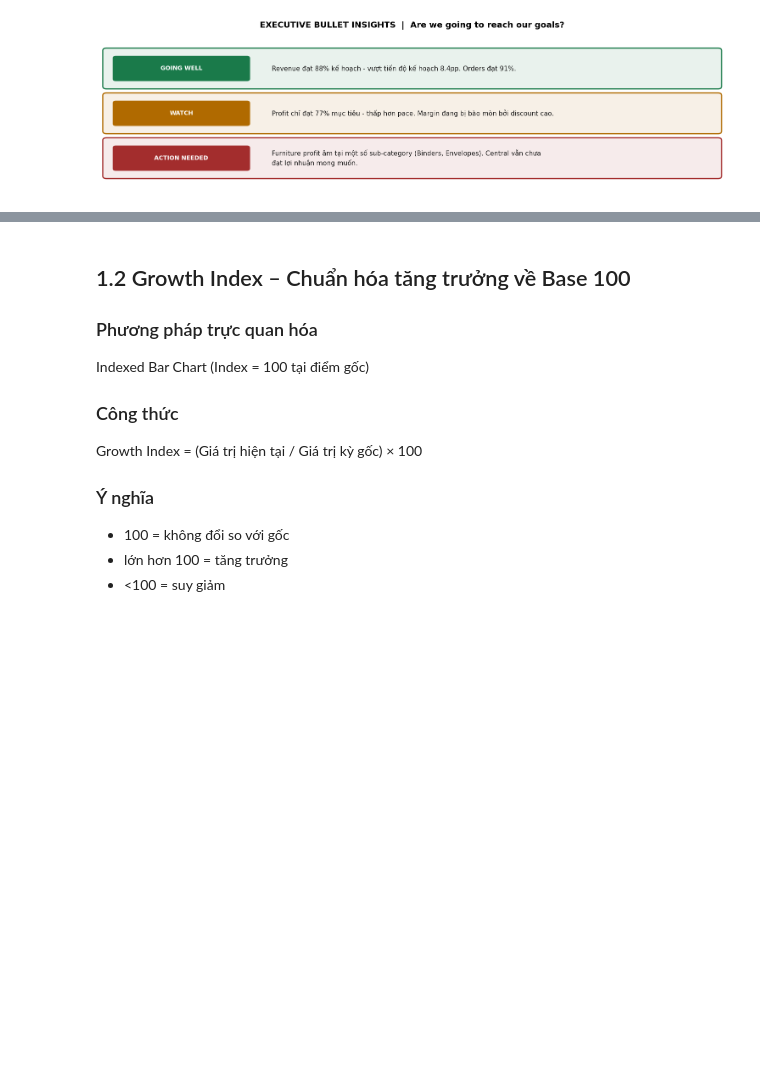
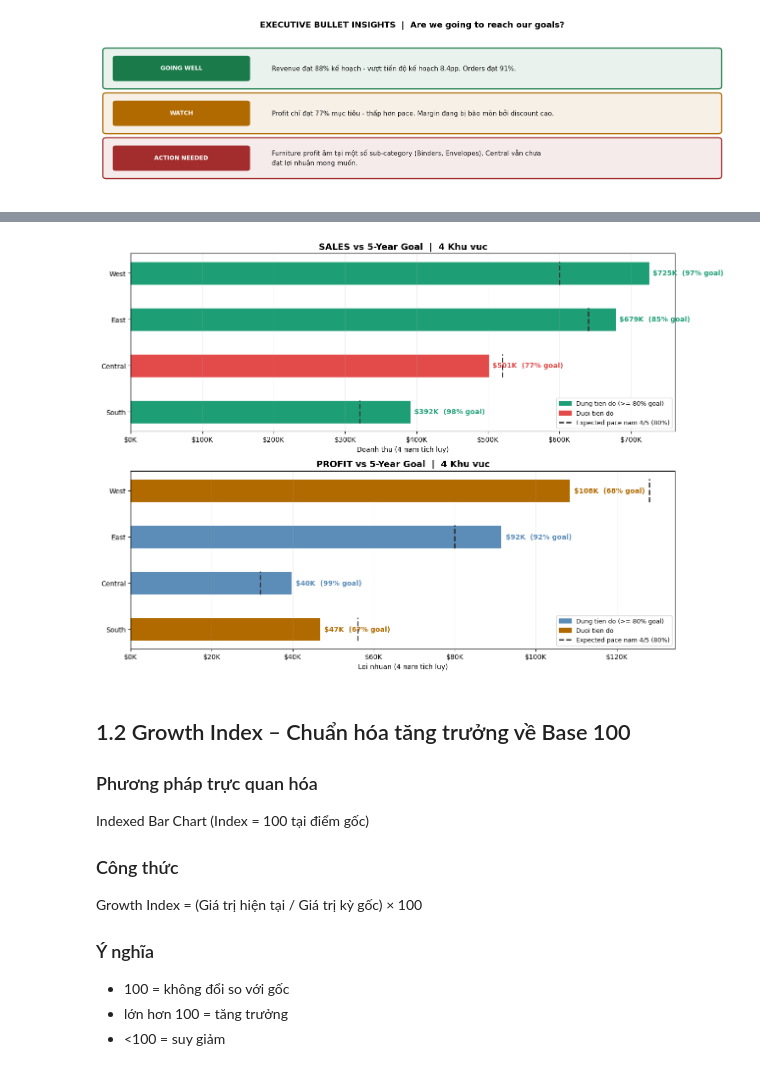
Before and after one commit to Thuily05/archive, a Jupyter notebook: chapter7_executive_dashboard_complete (1).ipynb, the cells around one changed output, grey strips where cells are left out. Saved outputs shown, nothing was run; the diff lists cells and outputs as text; code cells hidden in the pictures; blank space fills up the shorter version.

```diff
--- a/chapter7_executive_dashboard_complete (1).ipynb
+++ b/chapter7_executive_dashboard_complete (1).ipynb
@@ -1290,47 +1298,90 @@ plt.show()
 # %%
-
-# ── Region Bar: So sánh doanh thu 4 vùng vs Target
+# ── Region Bar: So sánh doanh thu & lợi nhuận 4 vùng vs Target (5 năm)
 import matplotlib.patches as mpatches
 from matplotlib.lines import Line2D
 
-region_sales   = df.groupby('Region')['Sales'].sum().sort_values(ascending=True)
-region_targets = {'South': 500_000, 'Central': 700_000, 'East': 1_000_000, 'West': 900_000}
+sale_goals   = {'East': 800_000, 'West': 750_000, 'South': 400_000, 'Central': 650_000}
+profit_goals = {'East': 100_000, 'West': 160_000, 'South': 70_000,  'Central': 40_000}
 
-regions = region_sales.index.tolist()
-vals    = region_sales.values
-colors  = ['#1D9E75' if vals[i] >= region_targets.get(regions[i], 0) else '#E24B4A'
-           for i in range(len(regions))]
+PACE = 4 / 5
 
-fig, ax = plt.subplots(figsize=(10, 4))
+region_sales  = df.groupby('Region')['Sales'].sum()
+region_profit = df.groupby('Region')['Profit'].sum()
 
-bars = ax.barh(regions, vals, color=colors, edgecolor='white', linewidth=0.8, height=0.5)
+regions = sorted(sale_goals.keys(), key=lambda r: region_sales[r])
+sales_vals  = [region_sales[r]  for r in regions]
+profit_vals = [region_profit[r] for r in regions]
+
+COLOR_OK      = '#1D9E75'
+COLOR_BAD     = '#E24B4A'
+COLOR_PFT     = '#5B8DB8'
+COLOR_PFT_BAD = '#b06a00'
+
+fig, axes = plt.subplots(2, 1, figsize=(13, 9))
+fig.subplots_adjust(hspace=0.45)
+
+# ── Subplot 1: Sales
+ax = axes[0]
+colors_s = [COLOR_OK if sales_vals[i] >= sale_goals[regions[i]] * PACE else COLOR_BAD
+            for i in range(len(regions))]
+bars = ax.barh(regions, sales_vals, color=colors_s, edgecolor='white',
+               linewidth=0.8, height=0.5)
 
 for i, (region, bar) in enumerate(zip(regions, bars)):
-    target = region_targets.get(region, 0)
-    # Đường target
-    ax.vlines(target,
-              bar.get_y(), bar.get_y() + bar.get_height(),
+    goal     = sale_goals[region]
+    expected = goal * PACE
+    ax.vlines(expected, bar.get_y(), bar.get_y() + bar.get_height(),
               color='#333333', linestyle='--', linewidth=2, zorder=5)
-    # % đạt
-    pct = vals[i] / target * 100
-    ax.text(vals[i] + 8000, bar.get_y() + bar.get_height() / 2,
-            f'${vals[i]/1000:.0f}K  ({pct:.0f}%)',
+    pct_of_goal = sales_vals[i] / goal * 100
+    ax.text(sales_vals[i] + 5000,
+            bar.get_y() + bar.get_height() / 2,
+            f'${sales_vals[i]/1000:.0f}K  ({pct_of_goal:.0f}% goal)',
             va='center', fontsize=10, fontweight='bold',
-            color='#1a7a4a' if vals[i] >= target else '#a32d2d')
+            color=COLOR_OK if sales_vals[i] >= expected else COLOR_BAD)
 
-legend_elements = [
-    mpatches.Patch(color='#1D9E75', label='Đạt mục tiêu ✅'),
-    mpatches.Patch(color='#E24B4A', label='Chưa đạt ⚠️'),
-    Line2D([0], [0], color='#333333', linestyle='--', linewidth=2, label='Target'),
-]
-ax.legend(handles=legend_elements, frameon=False, loc='lower right', fontsize=9)
 ax.xaxis.set_major_formatter(plt.FuncFormatter(lambda v, _: f'${v/1000:.0f}K'))
-ax.set_title('REGION COMPARISON vs TARGET  |  4 Khu vực',
-             fontsize=12, fontweight='bold')
-ax.set_xlabel('Doanh thu')
+ax.set_title('SALES vs 5-Year Goal  |  4 Khu vuc', fontsize=13, fontweight='bold')
+ax.set_xlabel('Doanh thu (4 nam tich luy)')
 ax.grid(True, axis='x', alpha=0.2)
+ax.legend(handles=[
+    mpatches.Patch(color=COLOR_OK,  label='Dung tien do (>= 80% goal)'),
+    mpatches.Patch(color=COLOR_BAD, label='Duoi tien do'),
+    Line2D([0], [0], color='#333333', linestyle='--', linewidth=2, label='Expected pace nam 4/5 (80%)'),
+], frameon=True, loc='lower right', fontsize=9)
+
+# ── Subplot 2: Profit
+ax = axes[1]
+colors_p = [COLOR_PFT if profit_vals[i] >= profit_goals[regions[i]] * PACE else COLOR_PFT_BAD
+            for i in range(len(regions))]
+bars2 = ax.barh(regions, profit_vals, color=colors_p, edgecolor='white',
+                linewidth=0.8, height=0.5)
+
+for i, (region, bar) in enumerate(zip(regions, bars2)):
+    goal     = profit_goals[region]
+    expected = goal * PACE
+    ax.vlines(expected, bar.get_y(), bar.get_y() + bar.get_height(),
+              color='#333333', linestyle='--', linewidth=2, zorder=5)
+    pct_of_goal = profit_vals[i] / goal * 100
+    ax.text(profit_vals[i] + 1000,
+            bar.get_y() + bar.get_height() / 2,
+            f'${profit_vals[i]/1000:.0f}K  ({pct_of_goal:.0f}% goal)',
+            va='center', fontsize=10, fontweight='bold',
+            color=COLOR_PFT if profit_vals[i] >= expected else COLOR_PFT_BAD)
+
+ax.xaxis.set_major_formatter(plt.FuncFormatter(lambda v, _: f'${v/1000:.0f}K'))
+ax.set_title('PROFIT vs 5-Year Goal  |  4 Khu vuc', fontsize=13, fontweight='bold')
+ax.set_xlabel('Loi nhuan (4 nam tich luy)')
+ax.grid(True, axis='x', alpha=0.2)
+ax.legend(handles=[
+    mpatches.Patch(color=COLOR_PFT,     label='Dung tien do (>= 80% goal)'),
+    mpatches.Patch(color=COLOR_PFT_BAD, label='Duoi tien do'),
+    Line2D([0], [0], color='#333333', linestyle='--', linewidth=2, label='Expected pace nam 4/5 (80%)'),
+], frameon=True, loc='lower right', fontsize=9)
+
 plt.tight_layout()
 plt.show()
+# %% [output]
+[figure, added]
 # %% [markdown]
 ## 1.2 Growth Index – Chuẩn hóa tăng trưởng về Base 100
 
```
Also changed, not shown: parts of 5 cells of this notebook.
